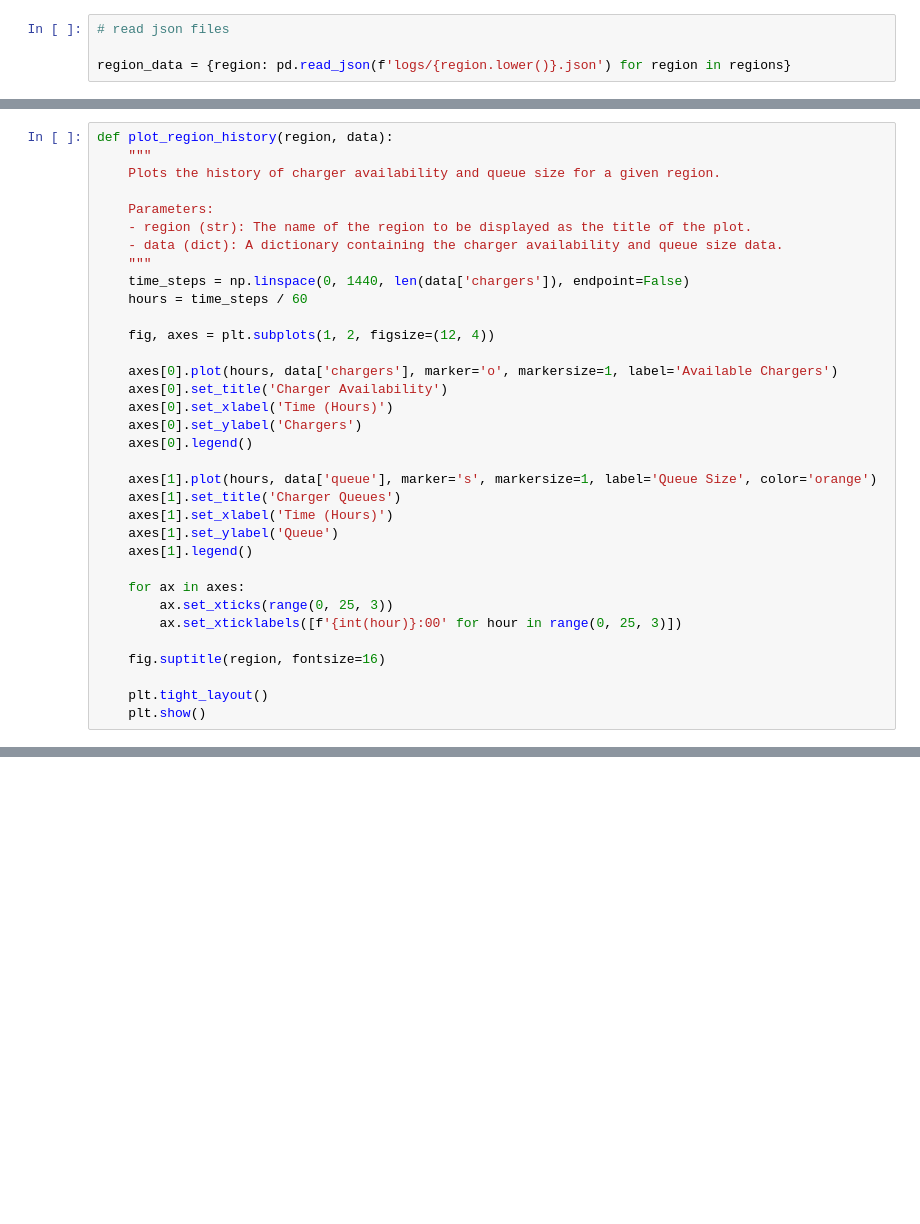
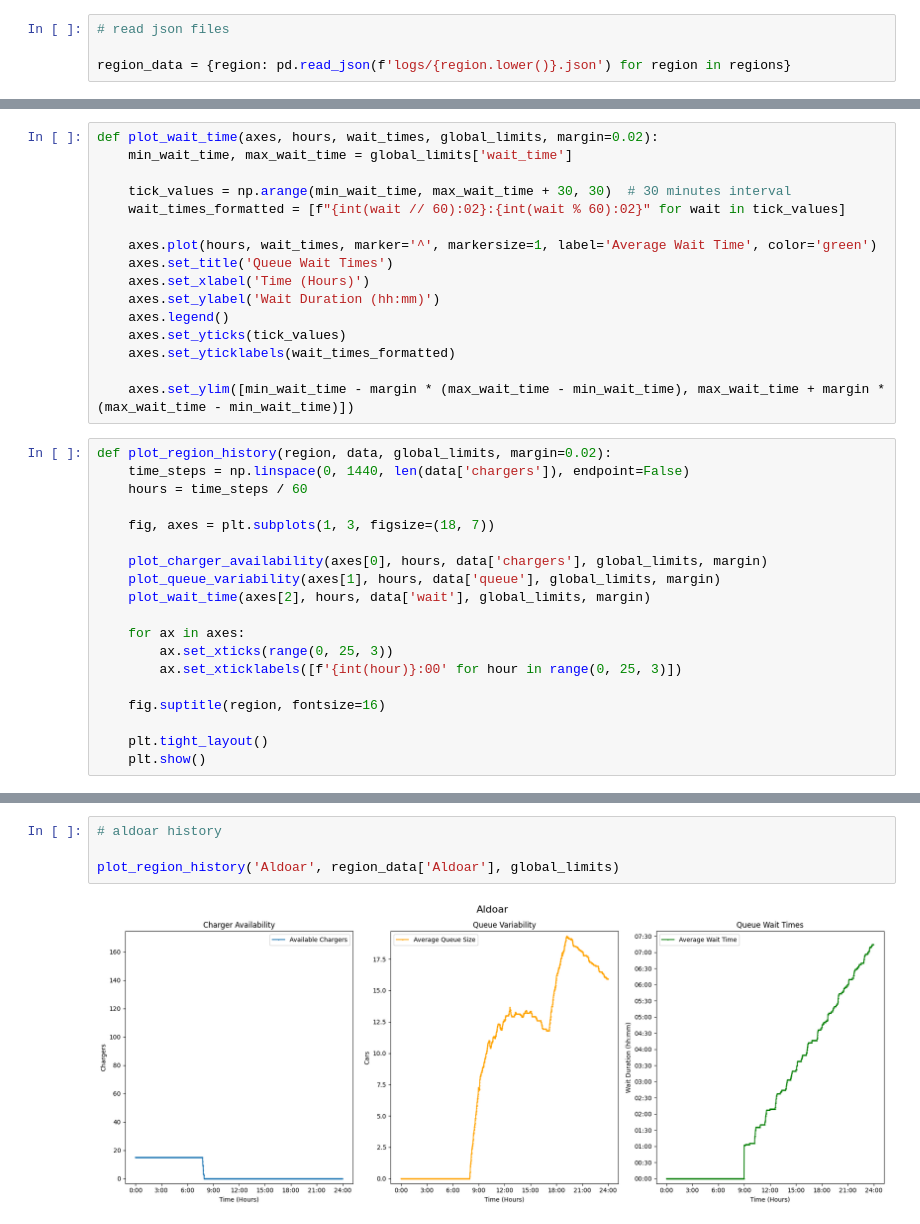
Before and after one commit to Henrique-O-S/MS_Simulation_Framework, a Jupyter notebook: results.ipynb, the cells around one changed output, grey strips where cells are left out. Saved outputs shown, nothing was run; the diff lists cells and outputs as text; blank space fills up the shorter version.

Commit message:
queue wait times

```diff
--- a/results.ipynb
+++ b/results.ipynb
@@ -24,28 +77,29 @@ region_data = {region: pd.read_json(f'logs/{region.lower()}.json') for region in
+# %%
+def plot_wait_time(axes, hours, wait_times, global_limits, margin=0.02):
+    min_wait_time, max_wait_time = global_limits['wait_time']
+
+    tick_values = np.arange(min_wait_time, max_wait_time + 30, 30)  # 30 minutes interval
+    wait_times_formatted = [f"{int(wait // 60):02}:{int(wait % 60):02}" for wait in tick_values]
+
+    axes.plot(hours, wait_times, marker='^', markersize=1, label='Average Wait Time', color='green')
+    axes.set_title('Queue Wait Times')
+    axes.set_xlabel('Time (Hours)')
+    axes.set_ylabel('Wait Duration (hh:mm)')
+    axes.legend()
+    axes.set_yticks(tick_values)
+    axes.set_yticklabels(wait_times_formatted)
+
+    axes.set_ylim([min_wait_time - margin * (max_wait_time - min_wait_time), max_wait_time + margin * (max_wait_time - min_wait_time)])
 # %%
-def plot_region_history(region, data):
-    """
-    Plots the history of charger availability and queue size for a given region.
-
-    Parameters:
-    - region (str): The name of the region to be displayed as the title of the plot.
-    - data (dict): A dictionary containing the charger availability and queue size data.
-    """
+def plot_region_history(region, data, global_limits, margin=0.02):
     time_steps = np.linspace(0, 1440, len(data['chargers']), endpoint=False)
     hours = time_steps / 60
 
-    fig, axes = plt.subplots(1, 2, figsize=(12, 4))
+    fig, axes = plt.subplots(1, 3, figsize=(18, 7))
 
-    axes[0].plot(hours, data['chargers'], marker='o', markersize=1, label='Available Chargers')
-    axes[0].set_title('Charger Availability')
-    axes[0].set_xlabel('Time (Hours)')
-    axes[0].set_ylabel('Chargers')
-    axes[0].legend()
-
-    axes[1].plot(hours, data['queue'], marker='s', markersize=1, label='Queue Size', color='orange')
-    axes[1].set_title('Charger Queues')
-    axes[1].set_xlabel('Time (Hours)')
-    axes[1].set_ylabel('Queue')
-    axes[1].legend()
+    plot_charger_availability(axes[0], hours, data['chargers'], global_limits, margin)
+    plot_queue_variability(axes[1], hours, data['queue'], global_limits, margin)
+    plot_wait_time(axes[2], hours, data['wait'], global_limits, margin)
 
     for ax in axes:
         ax.set_xticks(range(0, 25, 3))
@@ -70,0 +112,6 @@ for region in regions:
+# %%
+# aldoar history
+
+plot_region_history('Aldoar', region_data['Aldoar'], global_limits)
+# %% [output]
+[figure, added]
```
Also changed, not shown: parts of 11 cells of this notebook, 3 other files.
